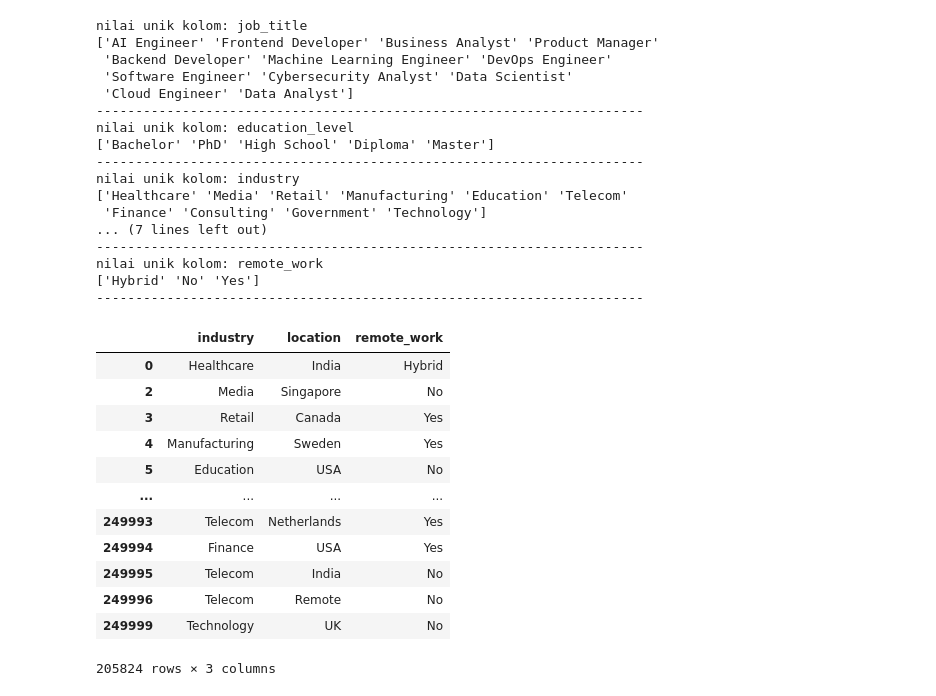
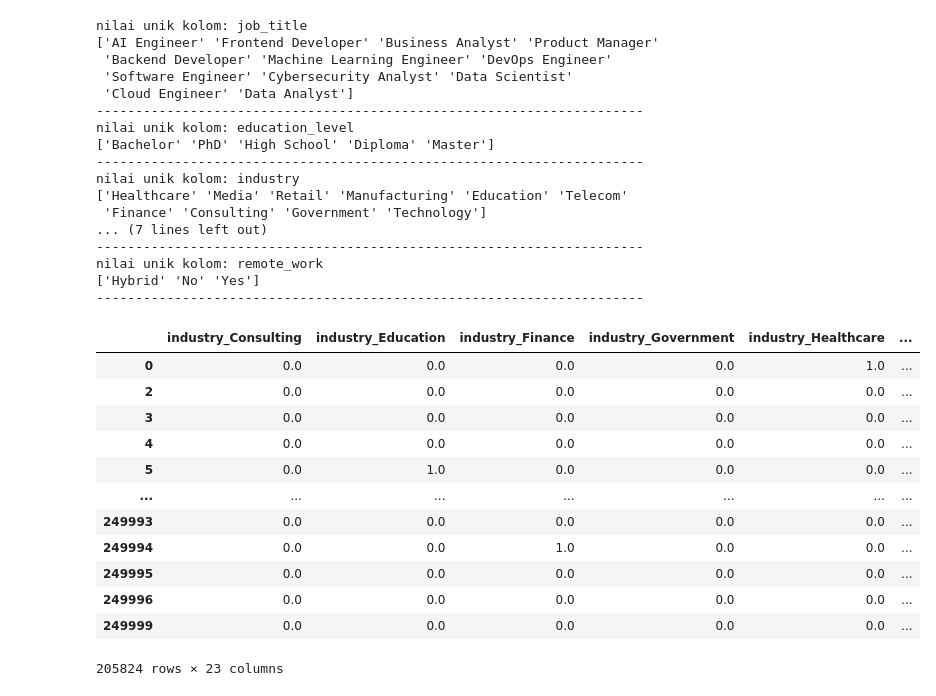
Before and after one commit to HafidzAfrieno/Data-Cleaning-Project, a Jupyter notebook: job_salary_cleaning.ipynb, the cells around one changed output. Drawn from its saved outputs; the diff is of its cells as text; code cells hidden in the pictures.

```diff
--- a/fifa_player_cleaning.ipynb
+++ b/job_salary_cleaning.ipynb
@@ -4,7 +4,7 @@ import numpy as np
 import matplotlib.pyplot as plt
 import seaborn as sns
 # %%
-df = pd.read_csv('data kotor\FIFA PLAYER SKOR.csv')
+df = pd.read_csv('data kotor\job_salary_prediction_dataset.csv')
 df.head()
 # %% [output]
 |  | job_title | experience_years | education_level | skills_count | industry | company_size | location | ... |
@@ -153,19 +153,26 @@ nilai unik kolom: remote_work
 ['Hybrid' 'No' 'Yes']
 ----------------------------------------------------------------------
 # %%
-#one hot encoding (kategori setara/nominal)
+#label encoding (kategori setara/nominal)
 df_nominal = df[['industry','location','remote_work']]
-# %% [output]
-|  | industry | location | remote_work |
-| 0 | Healthcare | India | Hybrid |
-| 2 | Media | Singapore | No |
-| 3 | Retail | Canada | Yes |
-| 4 | Manufacturing | Sweden | Yes |
-| 5 | Education | USA | No |
-| ... | ... | ... | ... |
-| 249993 | Telecom | Netherlands | Yes |
-| 249994 | Finance | USA | Yes |
-| 249995 | Telecom | India | No |
-| 249996 | Telecom | Remote | No |
-| 249999 | Technology | UK | No |
-205824 rows × 3 columns
+# %%
+from sklearn.preprocessing import OneHotEncoder
+encoder = OneHotEncoder()
+# %%
+encoded = encoder.fit_transform(df[df_nominal.columns]).toarray()
+encoder_df = pd.DataFrame(encoded,columns=encoder.get_feature_names_out(),index=df.index)
+encoder_df
+# %% [output]
+|  | industry_Consulting | industry_Education | industry_Finance | industry_Government | industry_Healthcare | ... |
+| 0 | 0.0 | 0.0 | 0.0 | 0.0 | 1.0 | ... |
+| 2 | 0.0 | 0.0 | 0.0 | 0.0 | 0.0 | ... |
+| 3 | 0.0 | 0.0 | 0.0 | 0.0 | 0.0 | ... |
+| 4 | 0.0 | 0.0 | 0.0 | 0.0 | 0.0 | ... |
+| 5 | 0.0 | 1.0 | 0.0 | 0.0 | 0.0 | ... |
+| ... | ... | ... | ... | ... | ... | ... |
+| 249993 | 0.0 | 0.0 | 0.0 | 0.0 | 0.0 | ... |
+| 249994 | 0.0 | 0.0 | 1.0 | 0.0 | 0.0 | ... |
+| 249995 | 0.0 | 0.0 | 0.0 | 0.0 | 0.0 | ... |
+| 249996 | 0.0 | 0.0 | 0.0 | 0.0 | 0.0 | ... |
+| 249999 | 0.0 | 0.0 | 0.0 | 0.0 | 0.0 | ... |
+205824 rows × 23 columns
```
Also changed, not shown: parts of 3 cells of this notebook.
